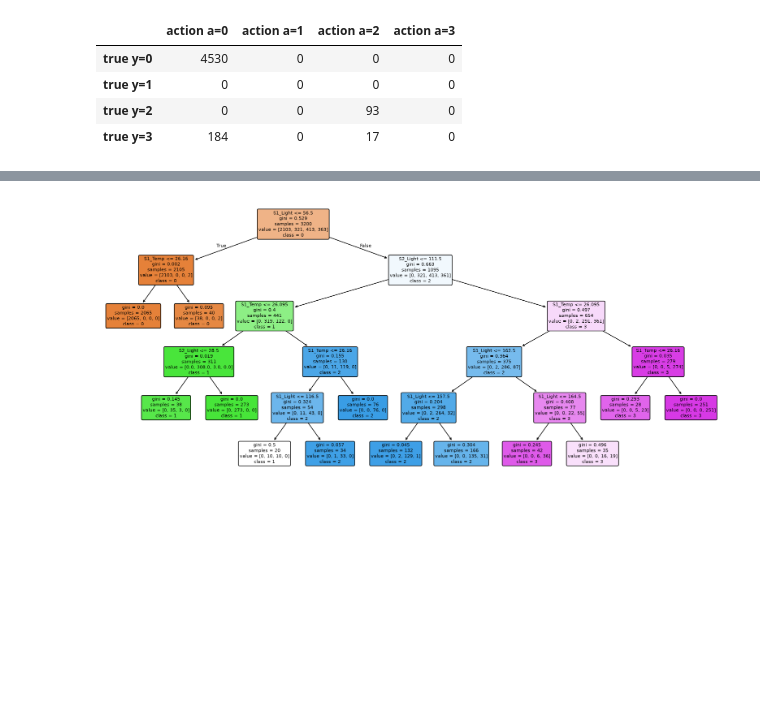
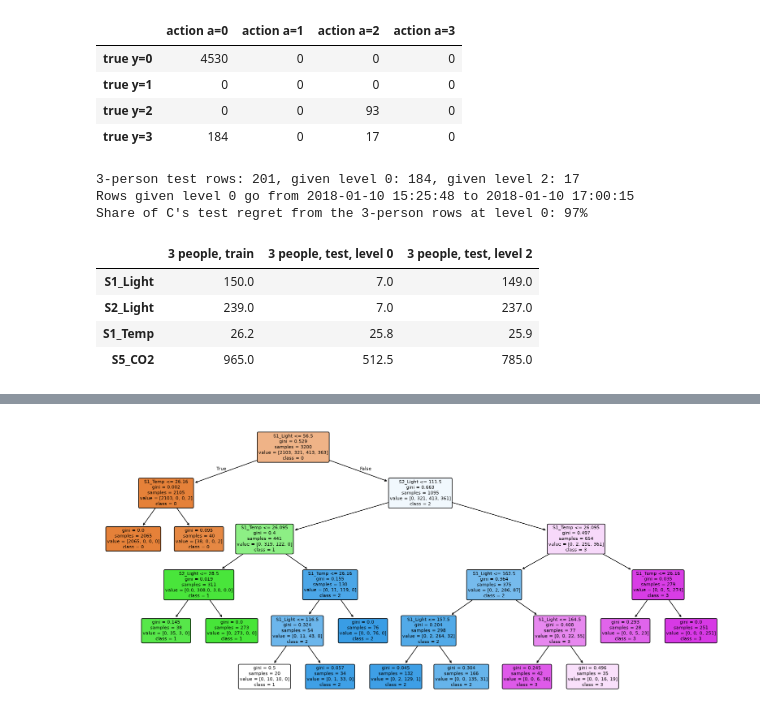
Before and after one commit to Asabourdin/Room_occupancy_prediction, a Jupyter notebook: occupancy_analysis_data.ipynb, the cells around one changed output, grey strips where cells are left out. Cells and saved outputs as stored; diff of their text form; code cells hidden in the pictures; blank space fills up the shorter version.

```diff
--- a/occupancy_analysis_data.ipynb
+++ b/occupancy_analysis_data.ipynb
@@ -838,3 +881,33 @@ pd.DataFrame(cm, index=[f"true y={y}" for y in CLASSES], columns=[f"action a={a}
 | true y=1 | 0 | 0 | 0 | 0 |
 | true y=2 | 0 | 0 | 93 | 0 |
 | true y=3 | 184 | 0 | 17 | 0 |
+# %%
+# Where does the test regret of C come from?
+test_df = df.loc[df.split == "test"].copy()
+test_df["action_C"] = final_actions
+three = test_df[test_df[TARGET] == 3]
+missed = three[three.action_C == 0]          # 3 people, no ventilation
+level2 = three[three.action_C == 2]          # 3 people, level 2
+print(f"3-person test rows: {len(three)}, given level 0: {len(missed)}, given level 2: {len(level2)}")
+print("Rows given level 0 go from", missed.ts.min(), "to", missed.ts.max())
+
+# share of C's test regret that comes from these rows
+regret_rows = LOSS[test_df.action_C, test_df[TARGET]] - LOSS[test_df[TARGET], test_df[TARGET]]
+print(f"Share of C's test regret from the 3-person rows at level 0: "
+      f"{regret_rows[(test_df[TARGET] == 3) & (test_df.action_C == 0)].sum() / regret_rows.sum():.0%}")
+
+# median sensor values: 3 people in train vs the missed test rows
+cols_check = ["S1_Light", "S2_Light", "S1_Temp", "S5_CO2"]
+train3 = df[(df.split == "train") & (df[TARGET] == 3)]
+pd.DataFrame({"3 people, train": train3[cols_check].median(),
+              "3 people, test, level 0": missed[cols_check].median(),
+              "3 people, test, level 2": level2[cols_check].median()}).round(1)
+# %% [output]
+3-person test rows: 201, given level 0: 184, given level 2: 17
+Rows given level 0 go from 2018-01-10 15:25:48 to 2018-01-10 17:00:15
+Share of C's test regret from the 3-person rows at level 0: 97%
+|  | 3 people, train | 3 people, test, level 0 | 3 people, test, level 2 |
+| S1_Light | 150.0 | 7.0 | 149.0 |
+| S2_Light | 239.0 | 7.0 | 237.0 |
+| S1_Temp | 26.2 | 25.8 | 25.9 |
+| S5_CO2 | 965.0 | 512.5 | 785.0 |
```
Also changed, not shown: parts of 16 cells of this notebook.
